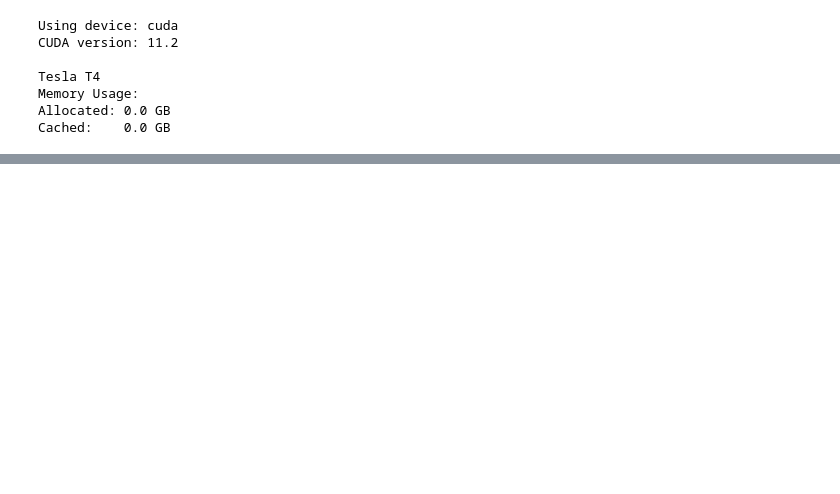
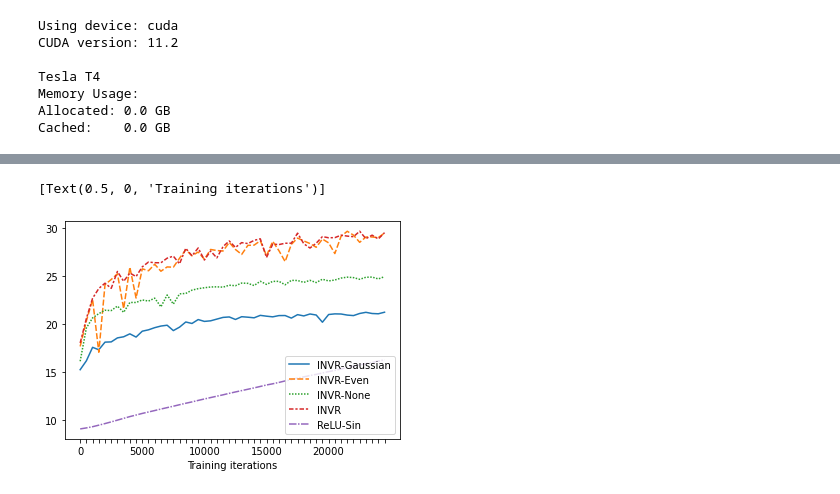
Before and after one commit to ZakSingh/neural-positional-compression, a Jupyter notebook: src/video_chunked.ipynb, the cells around one changed output, grey strips where cells are left out. Drawn from its saved outputs; the diff is of its cells as text; code cells hidden in the pictures; blank space fills up the shorter version.

```diff
--- a/src/video_chunked.ipynb
+++ b/src/video_chunked.ipynb
@@ -542,0 +800,13 @@ Mean PSNR: 30.91255161497328 Median PSNR: 32.10228443145752
+# %%
+pl2 = sns.lineplot(data=train_psnr_df)
+pl2.set_xticks(range(len(train_psnr_df)), labels=range(0, 25000, 500))
+for ind, label in enumerate(pl2.get_xticklabels()):
+  if ind % 10 == 0:  # every 10th label is kept
+      label.set_visible(True)
+  else:
+      label.set_visible(False)
+
+pl2.set(xlabel="Training iterations")
+# %% [output]
+[Text(0.5, 0, 'Training iterations')]
+[figure, added]
```
Also changed, not shown: parts of 14 cells of this notebook, 18 other files.
